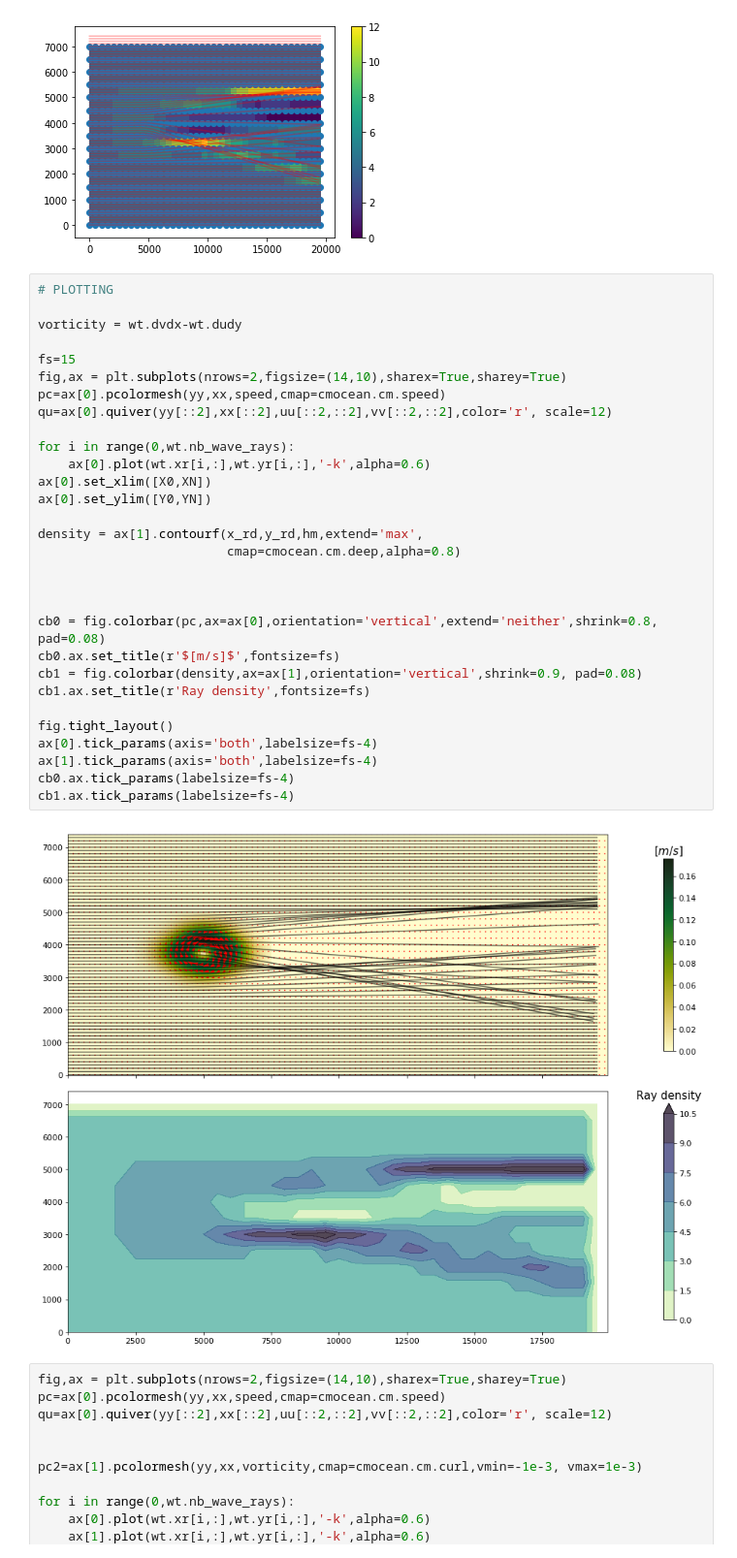
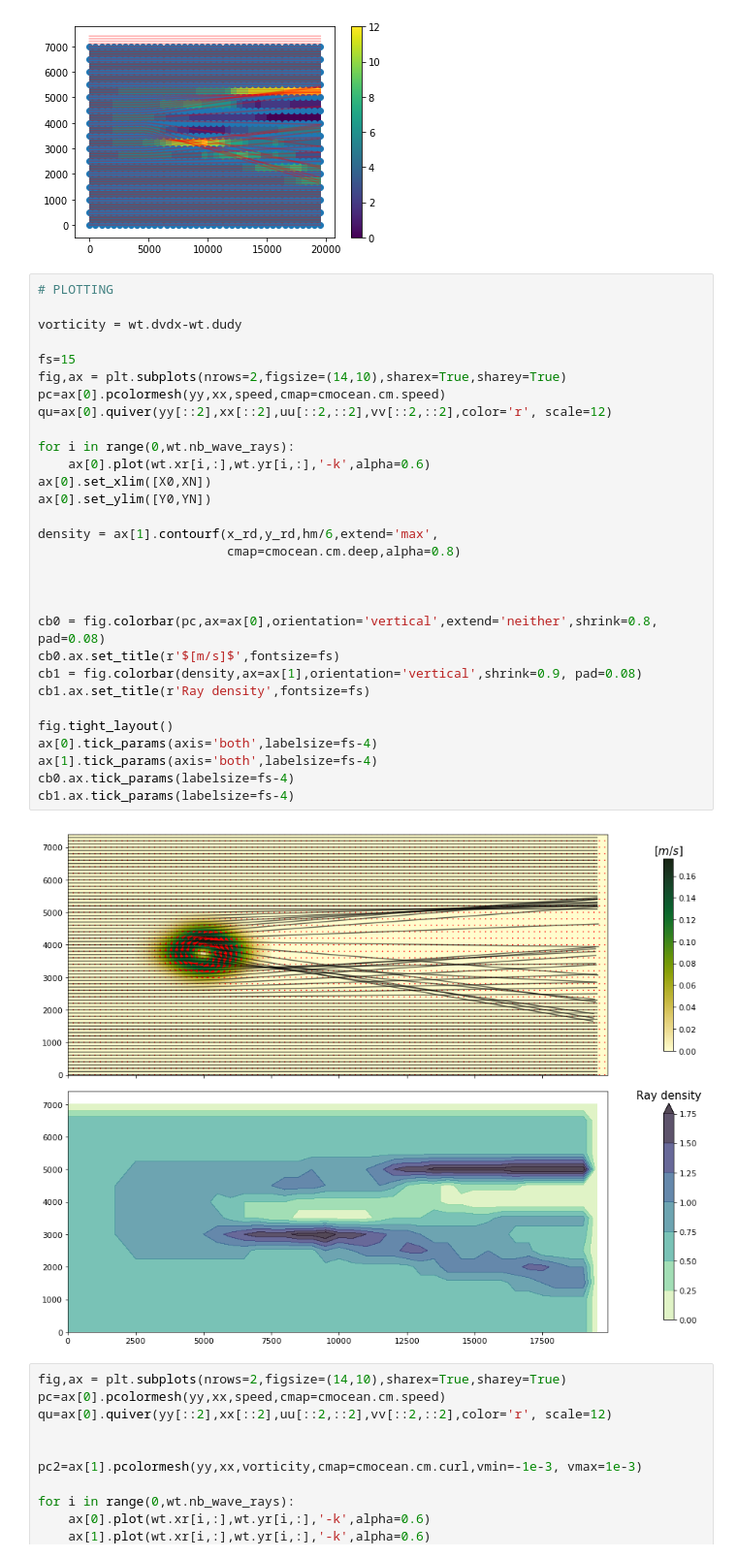
Before and after one commit to hevgyrt/ocean_wave_tracing, a Jupyter notebook: test_eddy.ipynb, the cells around one changed output. Shown at 97% size. Saved outputs shown, nothing was run; the diff lists cells and outputs as text.

```diff
--- a/test_eddy.ipynb
+++ b/test_eddy.ipynb
@@ -101,35 +101,35 @@ T=0.6944444444444444h
 # %%
 # PLOTTING
 
 vorticity = wt.dvdx-wt.dudy
 
 fs=15
 fig,ax = plt.subplots(nrows=2,figsize=(14,10),sharex=True,sharey=True)
 pc=ax[0].pcolormesh(yy,xx,speed,cmap=cmocean.cm.speed)
 qu=ax[0].quiver(yy[::2],xx[::2],uu[::2,::2],vv[::2,::2],color='r', scale=12)
 
 for i in range(0,wt.nb_wave_rays):
     ax[0].plot(wt.xr[i,:],wt.yr[i,:],'-k',alpha=0.6)
 ax[0].set_xlim([X0,XN])
 ax[0].set_ylim([Y0,YN])
 
-density = ax[1].contourf(x_rd,y_rd,hm,extend='max',
+density = ax[1].contourf(x_rd,y_rd,hm/6,extend='max',
                          cmap=cmocean.cm.deep,alpha=0.8)
 
 
 
 cb0 = fig.colorbar(pc,ax=ax[0],orientation='vertical',extend='neither',shrink=0.8, pad=0.08)
 cb0.ax.set_title(r'$[m/s]$',fontsize=fs)
 cb1 = fig.colorbar(density,ax=ax[1],orientation='vertical',shrink=0.9, pad=0.08)
 cb1.ax.set_title(r'Ray density',fontsize=fs)
 
 fig.tight_layout()
 ax[0].tick_params(axis='both',labelsize=fs-4)
 ax[1].tick_params(axis='both',labelsize=fs-4)
 cb0.ax.tick_params(labelsize=fs-4)
 cb1.ax.tick_params(labelsize=fs-4)
 # %% [output]
-[figure, old version]
+[figure, new version]
 # %%
 fig,ax = plt.subplots(nrows=2,figsize=(14,10),sharex=True,sharey=True)
 pc=ax[0].pcolormesh(yy,xx,speed,cmap=cmocean.cm.speed)
```
Also changed, not shown: parts of 1 cell of this notebook.
